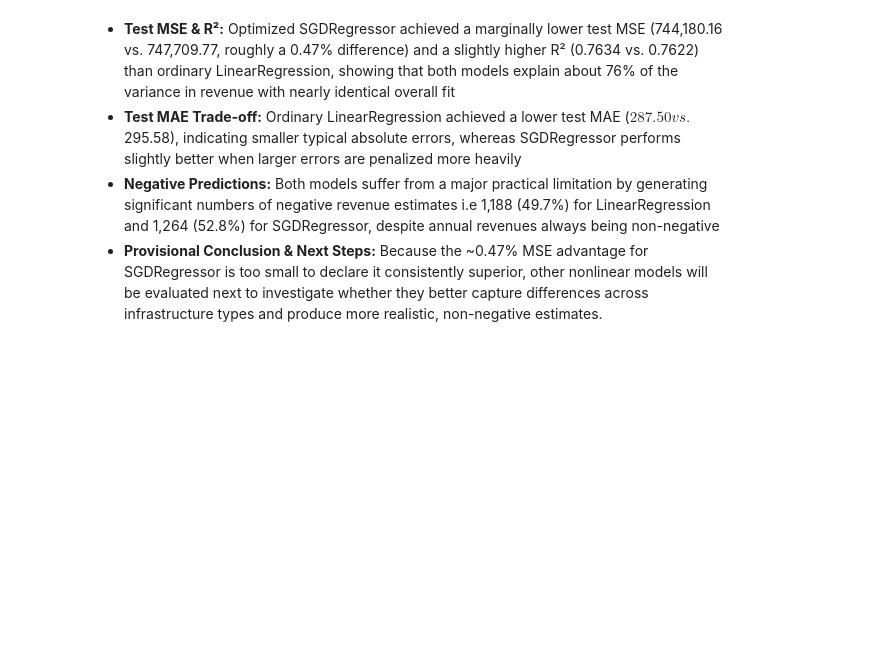
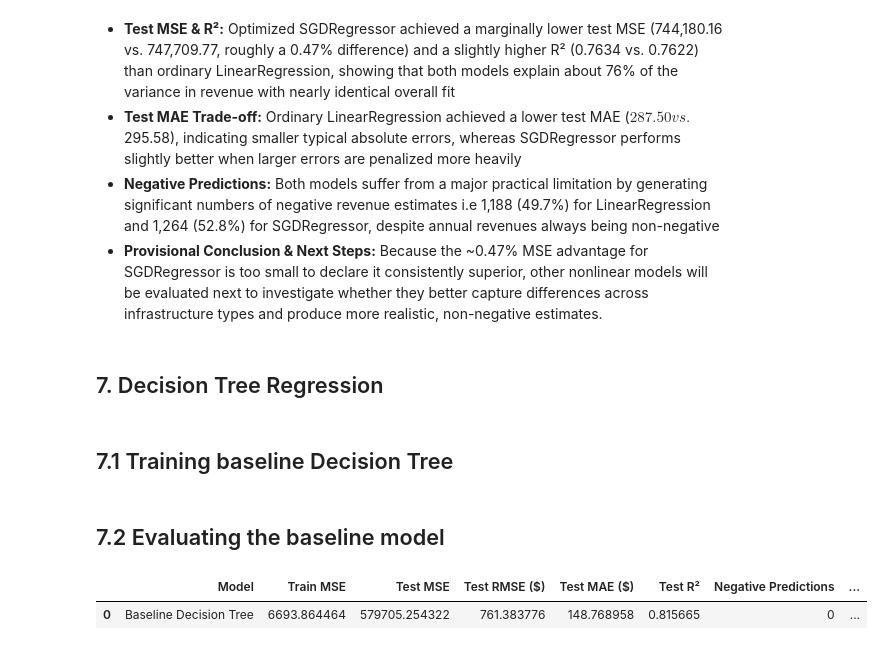
Before and after one commit to L-nsamba/linear_regression_model, a Jupyter notebook: summative/linear_regression/multivariate.ipynb, the cells around one changed output. Drawn from its saved outputs; the diff is of its cells as text; code cells hidden in the pictures; blank space fills up the shorter version.

```diff
--- a/summative/linear_regression/multivariate.ipynb
+++ b/summative/linear_regression/multivariate.ipynb
@@ -1117,3 +1118,7 @@ Supplementary 1D Model — Test R²: 0.6443
 - **Test MAE Trade-off:** Ordinary LinearRegression achieved a lower test MAE ($287.50 vs. $295.58), indicating smaller typical absolute errors, whereas SGDRegressor performs slightly better when larger errors are penalized more heavily
 - **Negative Predictions:** Both models suffer from a major practical limitation by generating significant numbers of negative revenue estimates i.e 1,188 (49.7%) for LinearRegression and 1,264 (52.8%) for SGDRegressor, despite annual revenues always being non-negative
 - **Provisional Conclusion & Next Steps:** Because the ~0.47% MSE advantage for SGDRegressor is too small to declare it consistently superior, other nonlinear models will be evaluated next to investigate whether they better capture differences across infrastructure types and produce more realistic, non-negative estimates.
+# %% [markdown]
+## 7. Decision Tree Regression
+# %% [markdown]
+## 7.1 Training baseline Decision Tree
@@ -1119,0 +1143,30 @@ Supplementary 1D Model — Test R²: 0.6443
+# %% [markdown]
+## 7.2 Evaluating the baseline model
+# %%
+# Calculating training and testing metrics
+dt_train_mse = mean_squared_error(y_train, dt_baseline_train_preds)
+dt_test_mse = mean_squared_error(y_test, dt_baseline_test_preds)
+dt_test_rmse = np.sqrt(dt_test_mse)
+dt_test_mae = mean_absolute_error(y_test, dt_baseline_test_preds)
+dt_test_r2 = r2_score(y_test, dt_baseline_test_preds)
+
+# Couting and finding percentage of negative predictions on the test set
+dt_neg_preds_count = int((dt_baseline_test_preds < 0).sum())
+dt_neg_preds_pct = (dt_neg_preds_count / len(dt_baseline_test_preds)) * 100
+
+# Storing and displaying results in summary table
+dt_baseline_results = pd.DataFrame([{
+    "Model": "Baseline Decision Tree",
+    "Train MSE": dt_train_mse,
+    "Test MSE": dt_test_mse,
+    "Test RMSE ($)": dt_test_rmse,
+    "Test MAE ($)": dt_test_mae,
+    "Test R²": dt_test_r2,
+    "Negative Predictions": dt_neg_preds_count,
+    "Negative Predictions (%)": dt_neg_preds_pct,
+}])
+
+display(dt_baseline_results)
+# %% [output]
+|  | Model | Train MSE | Test MSE | Test RMSE ($) | Test MAE ($) | Test R² | Negative Predictions | ... |
+| 0 | Baseline Decision Tree | 6693.864464 | 579705.254322 | 761.383776 | 148.768958 | 0.815665 | 0 | ... |
```
Also changed, not shown: parts of 15 cells of this notebook.
